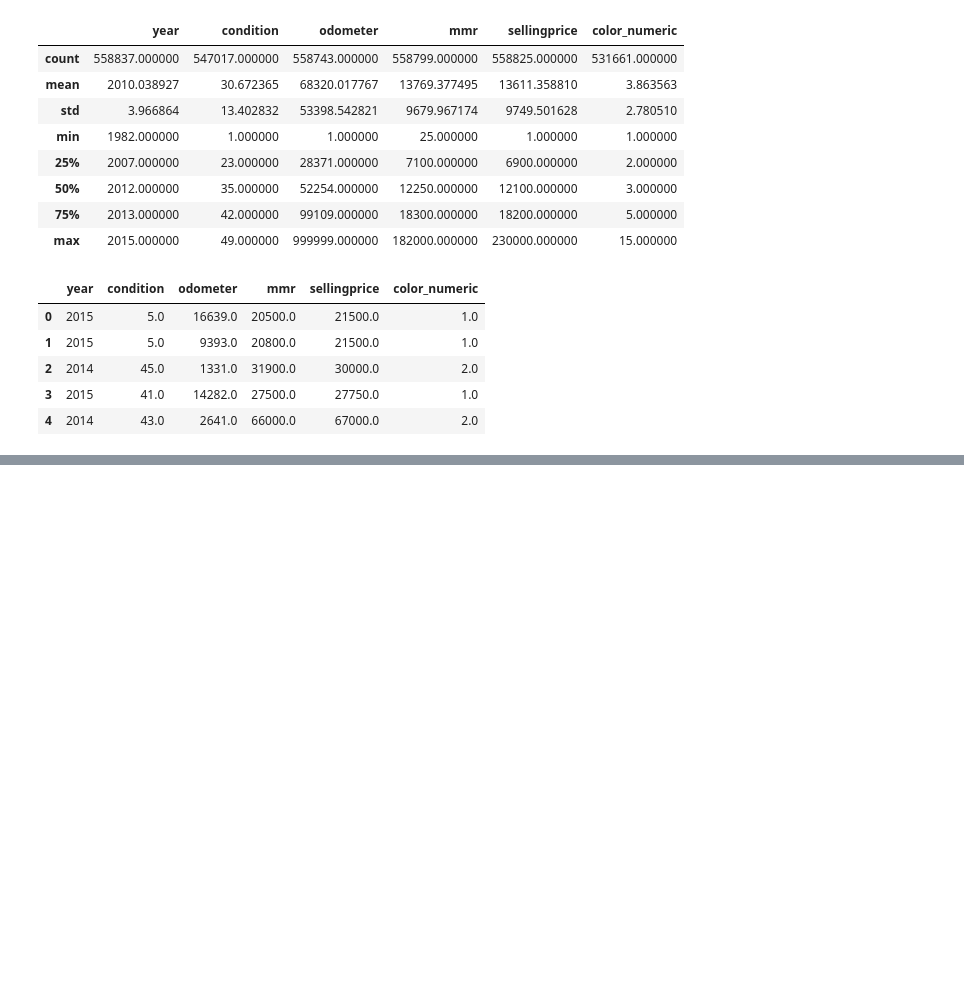
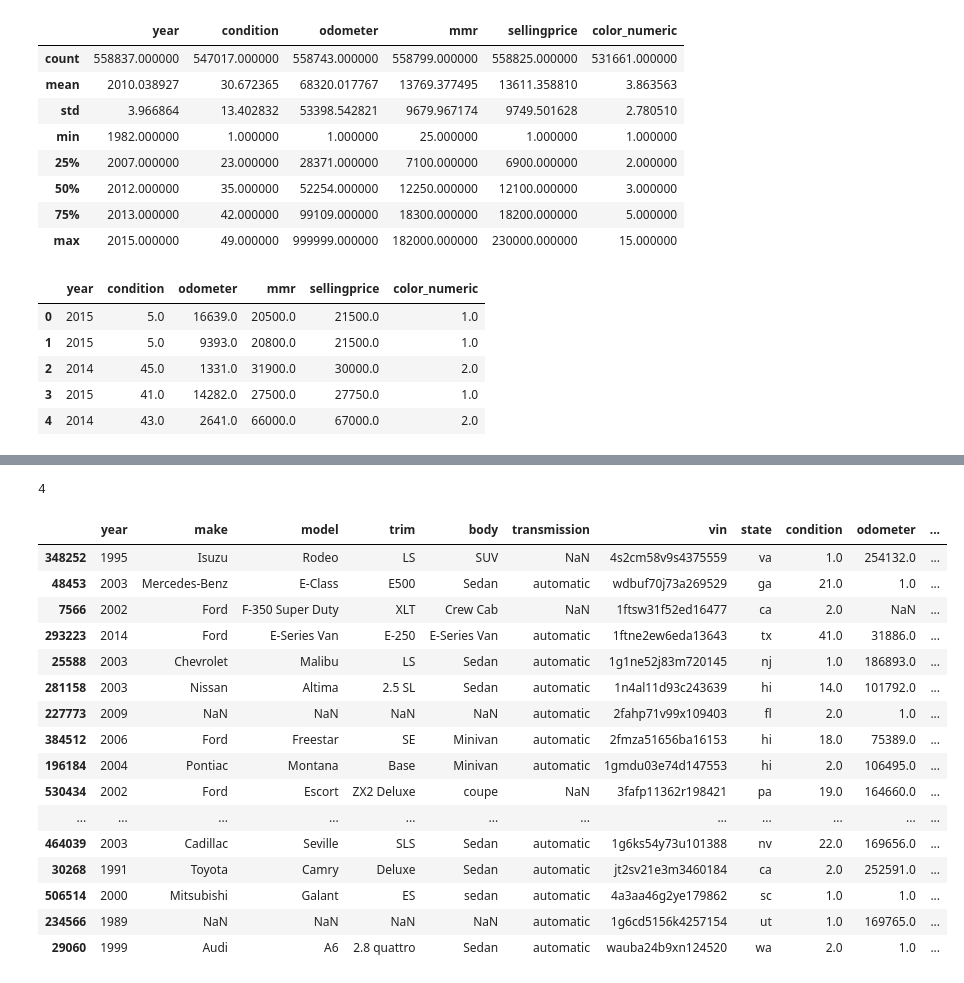
Before and after one commit to Godiefra/EDA-Coches, a Jupyter notebook: EDA-Coches.ipynb, the cells around one changed output, grey strips where cells are left out. Saved outputs shown, nothing was run; the diff lists cells and outputs as text; code cells hidden in the pictures; blank space fills up the shorter version.

```diff
--- a/EDA-Coches.ipynb
+++ b/EDA-Coches.ipynb
@@ -164,0 +219,24 @@ car_df.head()
+# %%
+print(num_col_1)
+# %% [output]
+4
+# %%
+df.sort_values(by = 'sellingprice',ascending=True).head(30)
+# %% [output]
+|  | year | make | model | trim | body | transmission | vin | state | condition | odometer | ... |
+| 348252 | 1995 | Isuzu | Rodeo | LS | SUV | NaN | 4s2cm58v9s4375559 | va | 1.0 | 254132.0 | ... |
+| 48453 | 2003 | Mercedes-Benz | E-Class | E500 | Sedan | automatic | wdbuf70j73a269529 | ga | 21.0 | 1.0 | ... |
+| 7566 | 2002 | Ford | F-350 Super Duty | XLT | Crew Cab | NaN | 1ftsw31f52ed16477 | ca | 2.0 | NaN | ... |
+| 293223 | 2014 | Ford | E-Series Van | E-250 | E-Series Van | automatic | 1ftne2ew6eda13643 | tx | 41.0 | 31886.0 | ... |
+| 25588 | 2003 | Chevrolet | Malibu | LS | Sedan | automatic | 1g1ne52j83m720145 | nj | 1.0 | 186893.0 | ... |
+| 281158 | 2003 | Nissan | Altima | 2.5 SL | Sedan | automatic | 1n4al11d93c243639 | hi | 14.0 | 101792.0 | ... |
+| 227773 | 2009 | NaN | NaN | NaN | NaN | automatic | 2fahp71v99x109403 | fl | 2.0 | 1.0 | ... |
+| 384512 | 2006 | Ford | Freestar | SE | Minivan | automatic | 2fmza51656ba16153 | hi | 18.0 | 75389.0 | ... |
+| 196184 | 2004 | Pontiac | Montana | Base | Minivan | automatic | 1gmdu03e74d147553 | hi | 2.0 | 106495.0 | ... |
+| 530434 | 2002 | Ford | Escort | ZX2 Deluxe | coupe | NaN | 3fafp11362r198421 | pa | 19.0 | 164660.0 | ... |
+| ... | ... | ... | ... | ... | ... | ... | ... | ... | ... | ... | ... |
+| 464039 | 2003 | Cadillac | Seville | SLS | Sedan | automatic | 1g6ks54y73u101388 | nv | 22.0 | 169656.0 | ... |
+| 30268 | 1991 | Toyota | Camry | Deluxe | Sedan | automatic | jt2sv21e3m3460184 | ca | 2.0 | 252591.0 | ... |
+| 506514 | 2000 | Mitsubishi | Galant | ES | sedan | automatic | 4a3aa46g2ye179862 | sc | 1.0 | 1.0 | ... |
+| 234566 | 1989 | NaN | NaN | NaN | NaN | automatic | 1g6cd5156k4257154 | ut | 1.0 | 169765.0 | ... |
+| 29060 | 1999 | Audi | A6 | 2.8 quattro | Sedan | automatic | wauba24b9xn124520 | wa | 2.0 | 1.0 | ... |
```
Also changed, not shown: parts of 7 cells of this notebook, 3 other files.
